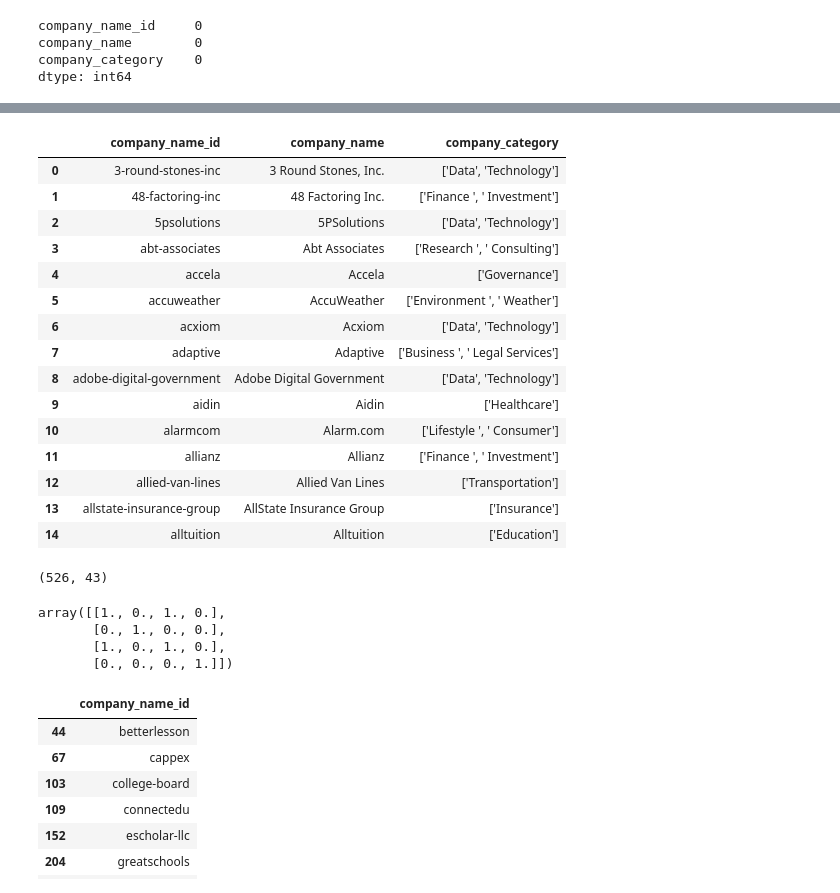
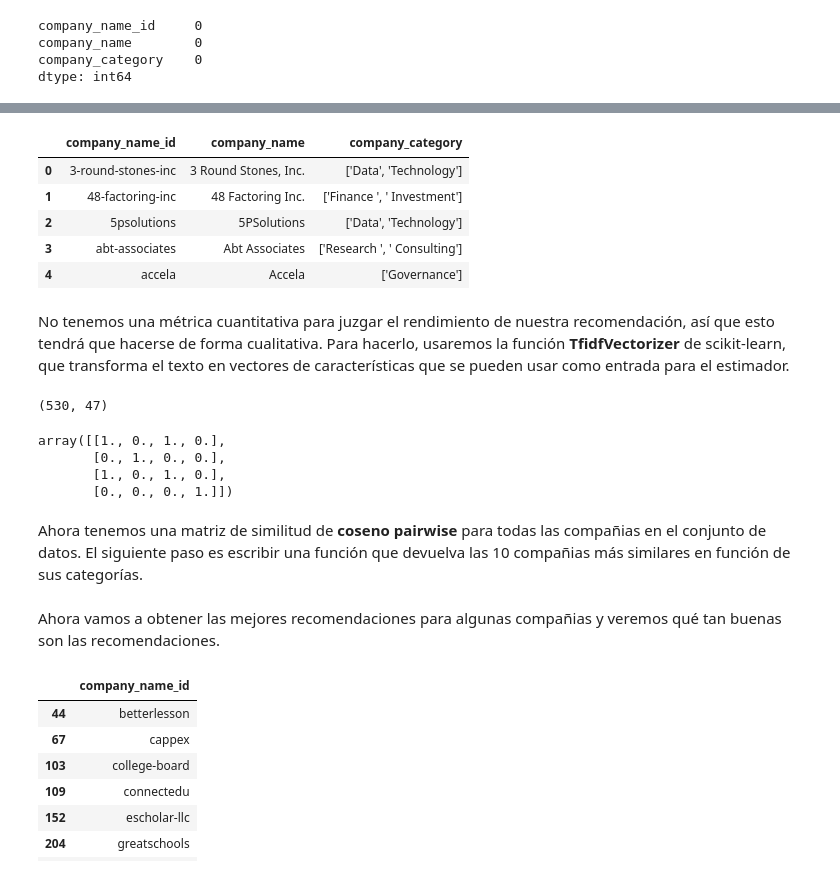
Before and after one commit to tyncho08/DiploDatos, a Jupyter notebook: No supervisado/Recomendaciones_por_Contenido_US_Companies.ipynb, the cells around one changed output, grey strips where cells are left out. Cells and saved outputs as stored; diff of their text form; code cells hidden in the pictures.

```diff
--- a/No supervisado/Recomendaciones_por_Contenido_US_Companies.ipynb
+++ b/No supervisado/Recomendaciones_por_Contenido_US_Companies.ipynb
@@ -9 +9,4 @@ df = pd.DataFrame(data)
+# %%
+data = pd.read_csv('Dataset/us_companies_filtered.csv')
+df = pd.DataFrame(data)
 # %%
@@ -25,32 +41,24 @@ dtype: int64
 # %%
 df['company_category'] = df['company_category'].str.replace("&","/")
 df['company_category'] = df['company_category'].str.split('/')
 df['company_category'] = df['company_category'].fillna("").astype('str')
-df[:15]
+df[:5]
 # %% [output]
 |  | company_name_id | company_name | company_category |
 | 0 | 3-round-stones-inc | 3 Round Stones, Inc. | ['Data', 'Technology'] |
 | 1 | 48-factoring-inc | 48 Factoring Inc. | ['Finance ', ' Investment'] |
 | 2 | 5psolutions | 5PSolutions | ['Data', 'Technology'] |
 | 3 | abt-associates | Abt Associates | ['Research ', ' Consulting'] |
 | 4 | accela | Accela | ['Governance'] |
-| 5 | accuweather | AccuWeather | ['Environment ', ' Weather'] |
-| 6 | acxiom | Acxiom | ['Data', 'Technology'] |
-| 7 | adaptive | Adaptive | ['Business ', ' Legal Services'] |
-| 8 | adobe-digital-government | Adobe Digital Government | ['Data', 'Technology'] |
-| 9 | aidin | Aidin | ['Healthcare'] |
-| 10 | alarmcom | Alarm.com | ['Lifestyle ', ' Consumer'] |
-| 11 | allianz | Allianz | ['Finance ', ' Investment'] |
-| 12 | allied-van-lines | Allied Van Lines | ['Transportation'] |
-| 13 | allstate-insurance-group | AllState Insurance Group | ['Insurance'] |
-| 14 | alltuition | Alltuition | ['Education'] |
+# %% [markdown]
+No tenemos una métrica cuantitativa para juzgar el rendimiento de nuestra recomendación, así que esto tendrá que hacerse de forma cualitativa. Para hacerlo, usaremos la función **TfidfVectorizer** de scikit-learn, que transforma el texto en vectores de características que se pueden usar como entrada para el estimador.
 # %%
 from sklearn.feature_extraction.text import TfidfVectorizer
 tf = TfidfVectorizer(analyzer='word',ngram_range=(1, 2),min_df=0, stop_words='english')
 tfidf_matrix = tf.fit_transform(df['company_category'])
 tfidf_matrix.shape
 # %% [output]
-(526, 43)
+(530, 47)
 # %%
 from sklearn.metrics.pairwise import linear_kernel
 cosine_sim = linear_kernel(tfidf_matrix, tfidf_matrix)
@@ -60,6 +68,8 @@ array([[1., 0., 1., 0.],
        [0., 1., 0., 0.],
        [1., 0., 1., 0.],
        [0., 0., 0., 1.]])
+# %% [markdown]
+Ahora tenemos una matriz de similitud de **coseno pairwise** para todas las compañias en el conjunto de datos. El siguiente paso es escribir una función que devuelva las 10 compañias más similares en función de sus categorías.
 # %%
 titles = df['company_name_id']
 indices = pd.Series(df.index, index=df['company_name_id'])
@@ -72,5 +82,7 @@ def company_recommendations(title):
     df_indices = [i[0] for i in sim_scores]
     return titles.iloc[df_indices]
+# %% [markdown]
+Ahora vamos a obtener las mejores recomendaciones para algunas compañias y veremos qué tan buenas son las recomendaciones.
 # %%
 pd.DataFrame(company_recommendations('alltuition').head(10))
 # %% [output]
```
Also changed, not shown: parts of 13 cells of this notebook, 1 other file.
